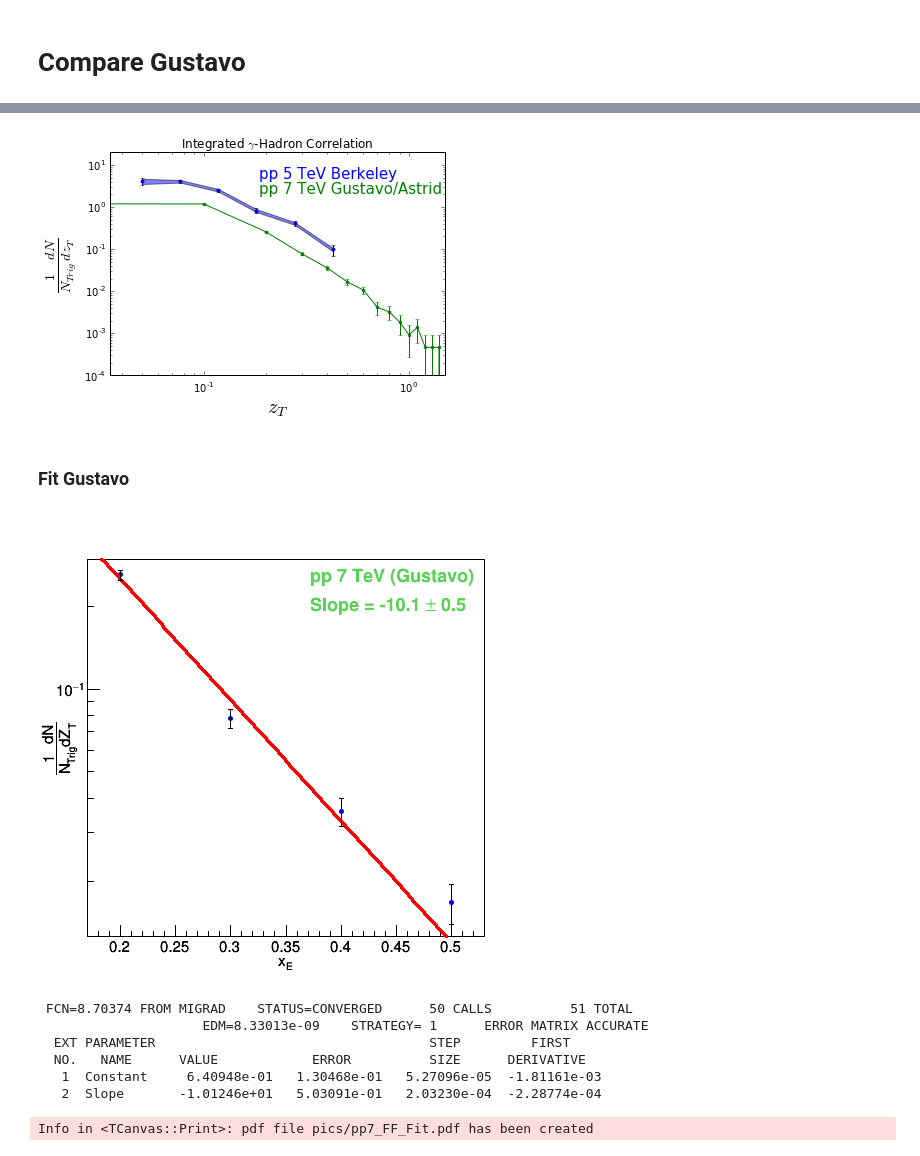
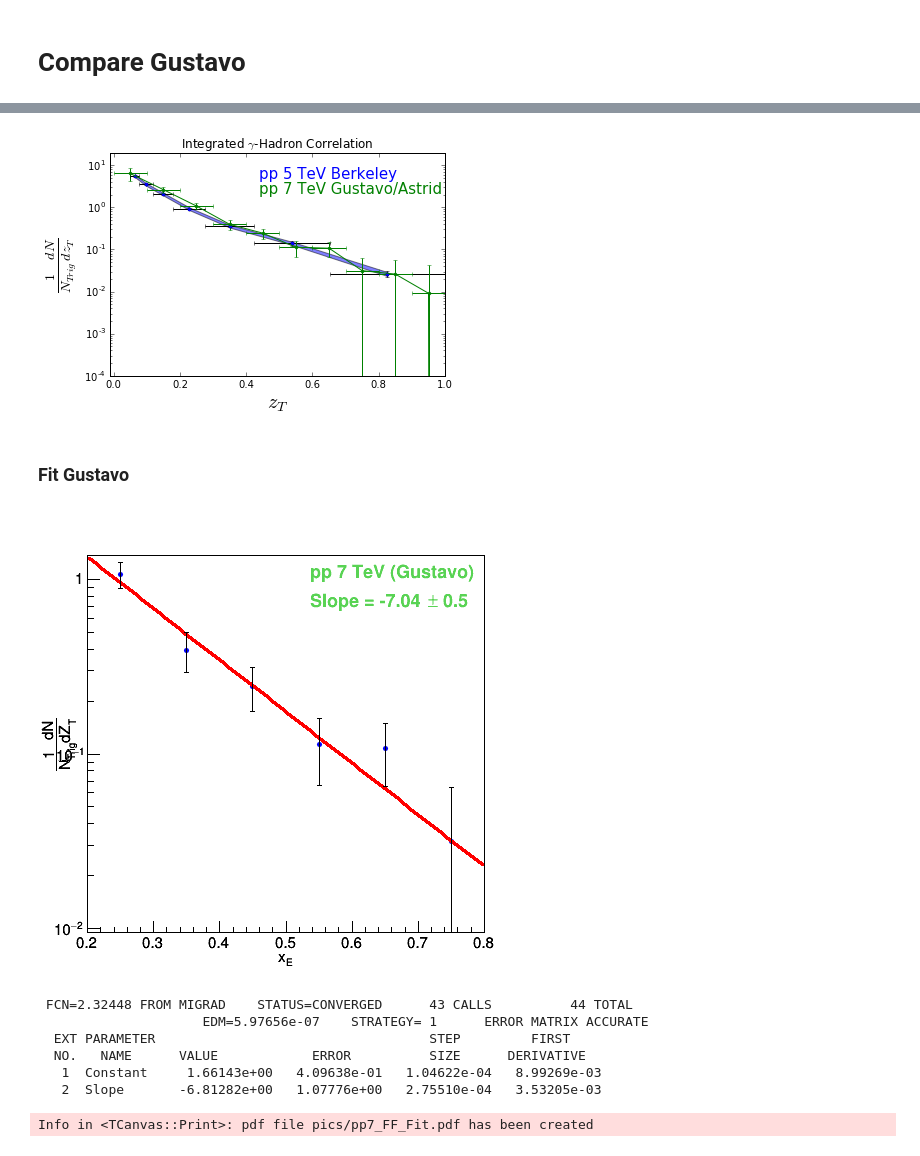
Before and after one commit to miguelignacio/CorrelationAnalysis, a Jupyter notebook: NtupleAnalysis/correlation.ipynb, the cells around one changed output, grey strips where cells are left out. Saved outputs shown, nothing was run; the diff lists cells and outputs as text; code cells hidden in the pictures.

```diff
--- a/NtupleAnalysis/correlation.ipynb
+++ b/NtupleAnalysis/correlation.ipynb
@@ -1240,16 +1305,16 @@ Info in <TCanvas::Print>: pdf file pics/18b10a_LE_Var.pdf has been created
 # Summarize Errors
 # %%
 pp_Systematic = []
-for i in range (6):
+for i in range (NzT):
     pp_Systematic.append(math.sqrt(pp_LE_Error[i]**2 + pp_P_Error[i]**2 + pp_P_stat_Error[i]**2 + pp_Eff_Error[i]**2))
 print pp_Systematic
 
 pPb_Systematic = []
-for i in range (6):
+for i in range (NzT):
     pPb_Systematic.append(math.sqrt(pPb_LE_Error[i]**2 + pPb_P_Error[i]**2 + pPb_P_stat_Error[i]**2 + pPb_Eff_Error[i]**2))
 print pPb_Systematic
 MC_Systematic = []
-for i in range (6):
+for i in range (NzT):
     MC_Systematic.append(math.sqrt(MC_LE_Error[i]**2 + MC_Eff_Error[i]**2))
 print MC_Systematic
 # %% [output]
@@ -1817,8 +1900,8 @@ pp_Fit_Plot = ROOT.TGraphErrors()#(
 latex = TLatex()
 latex.SetNDC()
 latex.SetTextSize(0.05)
-
-for i in range (4):
+print zT_point
+for i in range (5):
     izt = i+2
     pp_Fit_Plot.SetPoint(i,zT_point[izt],pp_int[izt])
     pp_Fit_Plot.SetPointError(i,0,pp_error[izt])
@@ -1832,7 +1915,7 @@ pp_Fit_Plot.GetYaxis().CenterTitle(1)
 pp_Fit_Plot.Draw("AP")
 latex.DrawLatex(0.81,0.85, "#color[4]{pp}")
 latex.SetTextSize(0.04)
-latex.DrawLatex(0.55,0.79, "#color[4]{Slope = -10.9 #pm 1.0}")
+latex.DrawLatex(0.55,0.79, "#color[4]{Slope = -8.0 #pm 0.3}")
 ROOT.gPad.SetLogy()
 pp_canv.Update()
 pp_canv.Draw()
@@ -2041,17 +2160,28 @@ Info in <TCanvas::Print>: pdf file pics/pp_pPb_MC_Full_Sub.pdf has been created
 # Compare Gustavo
 # %%
 file = ROOT.TFile("InputData/pp7TeV.root")
-#file.ls()
-pp7 = file.Get("h_pClusterTot")
+file.ls()
+pp7 = file.Get("h_xEphotonTot")
+pp7_sys = file.Get("Syst")
 c = ROOT.TCanvas("c","c",2000,1000)
+pp7.Draw()
+pp7_sys.SetFillColor(0)
+ROOT.gPad.SetLogy()
+pp7_sys.SetLineColor(1)
+pp7_sys.Draw("sameE2")
+c.Draw()
 nbins = pp7.GetSize()-2
 pp7_data = []
 pp7_x = []
 pp7_error = []
-for i in range (nbins+1):
-    print i,pp7.GetBinLowEdge(i)
+pp7_width = []
+#pp7.Scale(6.0)
+for i in range (1,nbins+1):
+    print i,pp7.GetBinCenter(i)
     pp7_data.append(pp7.GetBinContent(i))
-    pp7_x.append(pp7.GetBinLowEdge(i))
+    pp7_x.append(pp7.GetBinCenter(i))
     pp7_error.append(pp7.GetBinError(i))
+    pp7_width.append(pp7.GetXaxis().GetBinWidth(i)/2)
+print "width ",pp7_width
 print pp7_x
 # %% [output]
@@ -2075,42 +2206,38 @@ print pp7_x
 # %%
-zT_point = []
-for ztbin in range(6):
-    zT_point.append(zTbins[ztbin])
-
 pp_int, pp_error = FF('InputData/17q_SE_NN_Correlation_GMB_Ratio.root','pp',False)
 pp_int_sys, pp_error_sys = FF('InputData/17q_SE_NN_Correlation_GMB_Ratio.root','pp',True)
 pPb_int, pPb_error = FF('InputData/13def_SE_GMB_new_Ratio.root','13def',False)
 pPb_int_sys, pPb_error_sys = FF('InputData/13def_SE_GMB_new_Ratio.root','13def',True)
 #MC_int, MC_error = FF('InputData/18b10a_calo_pthat1to2_SE_Correlation.root', '18b10a')
 #MC_int, MC_error = FF('InputData/18b10a_pthat_1_2_SE_L0_Correlation_GMB_Ratio.root', '18b10a')
 %matplotlib inline
-plt.errorbar(zT_point, pp_int, yerr=pp_error, fmt='k.',capsize=2)
+plt.errorbar(zT_point, pp_int, yerr=pp_error,xerr=zT_width, fmt='k.',capsize=2)
 plt.fill_between(zT_point, np.asarray(pp_int)-np.asarray(pp_error_sys), np.asarray(pp_int)+np.asarray(pp_error_sys),interpolate=False, alpha=0.5,facecolor='blue')
 plt.errorbar(zT_point, pp_int,yerr=pp_error_sys, ecolor='b',fmt='b.',capsize=0)
-plt.errorbar(pp7_x,pp7_data,yerr=pp7_error,fmt='g.-',capsize=2)
+plt.errorbar(pp7_x,pp7_data,yerr=pp7_error, xerr = 0.05,fmt='g.-',capsize=2)
 #plt.errorbar(pp7_x,pp7_data,yerr=pp7_error,fmt='gl',capsize=2)
 #plt.errorbar(zT_point, pPb_int, yerr=pPb_error, fmt='k.',capsize=2)
 #plt.errorbar(zT_point, pPb_int,yerr=pPb_error_sys, ecolor='r',fmt='r.',capsize=0)
 #plt.fill_between(zT_point, np.asarray(pPb_int)-np.asarray(pPb_error_sys), np.asarray(pPb_int)+np.asarray(pPb_error_sys),interpolate=False, alpha=0.5,facecolor='red')
 #plt.plot(zT_point,MC_int,'co')
 #plt.errorbar(zT_point, MC_int, yerr=pp_error, fmt='cs')
 plt.yscale('log')
-plt.xscale('log')
+#plt.xscale('log')
 plt.ylabel(r"$\frac{1}{N_{Trig}}\frac{dN}{dz_{T}}$",fontsize=20)
 plt.xlabel('${z_T}$',fontsize=20)
-plt.xlim(xmin = 0.035,xmax=1.5)
+plt.xlim(xmin = -0.01,xmax=1.0)
 plt.ylim(ymin = 0.0001,ymax=20)
 #plt.figtext(0.4,0.81,"pythia $\gamma$-j",color='Cyan', fontsize=15)
 plt.figtext(0.47,0.76,"pp 7 TeV Gustavo/Astrid",color='Green', fontsize=15)
 plt.figtext(0.47,0.811,"pp 5 TeV Berkeley",color='Blue', fontsize=15)
 plt.title('Integrated $\gamma$-Hadron Correlation ')
 #plt.figure.set_size_inches(18.5, 10.5)
 #plt.figure(num=None, figsize=(12, 10), dpi=180, facecolor='w', edgecolor='k')
 plt.gcf()
 plt.savefig("pics/Gustavo_FFunction.pdf", bbox_inches='tight')
 plt.show()
 # %% [output]
-[figure, old version]
+[figure, new version]
 # %% [markdown]
 ### Fit Gustavo
 # %%
@@ -2120,8 +2247,8 @@ latex = TLatex()
 latex.SetNDC()
 latex.SetTextSize(0.05)
 
-for i in range (4):
-    izt = i+3
+for i in range (6):
+    izt = i+2
     pp_Fit_Plot.SetPoint(i,pp7_x[izt],pp7_data[izt])
     pp_Fit_Plot.SetPointError(i,0,pp7_error[izt])
 pp_Fit_Plot.Fit("expo")
@@ -2134,20 +2261,20 @@ pp_Fit_Plot.GetYaxis().CenterTitle(1)
 pp_Fit_Plot.Draw("AP")
 latex.SetTextSize(0.04)
 latex.DrawLatex(0.55,0.85, "#color[8]{pp 7 TeV (Gustavo)}")
-latex.DrawLatex(0.55,0.79, "#color[8]{Slope = -10.1 #pm 0.5}")
+latex.DrawLatex(0.55,0.79, "#color[8]{Slope = -7.04 #pm 0.5}")
 ROOT.gPad.SetLogy()
 pp_canv.Update()
 pp_canv.Draw()
 pp_canv.SaveAs("pics/pp7_FF_Fit.pdf")
 pp_Fit_Plot = ROOT.TGraphErrors()
 # %% [output]
-[figure, old version]
+[figure, new version]
- FCN=8.70374 FROM MIGRAD    STATUS=CONVERGED      50 CALLS          51 TOTAL
-                     EDM=8.33013e-09    STRATEGY= 1      ERROR MATRIX ACCURATE
+ FCN=2.32448 FROM MIGRAD    STATUS=CONVERGED      43 CALLS          44 TOTAL
+                     EDM=5.97656e-07    STRATEGY= 1      ERROR MATRIX ACCURATE
   EXT PARAMETER                                   STEP         FIRST
   NO.   NAME      VALUE            ERROR          SIZE      DERIVATIVE
-   1  Constant     6.40948e-01   1.30468e-01   5.27096e-05  -1.81161e-03
-   2  Slope       -1.01246e+01   5.03091e-01   2.03230e-04  -2.28774e-04
+   1  Constant     1.66143e+00   4.09638e-01   1.04622e-04   8.99269e-03
+   2  Slope       -6.81282e+00   1.07776e+00   2.75510e-04   3.53205e-03
 Info in <TCanvas::Print>: pdf file pics/pp7_FF_Fit.pdf has been created
 # %%
 pp_Fit_Plot = ROOT.TGraphErrors()#(
```
Also changed, not shown: parts of 35 cells of this notebook.
